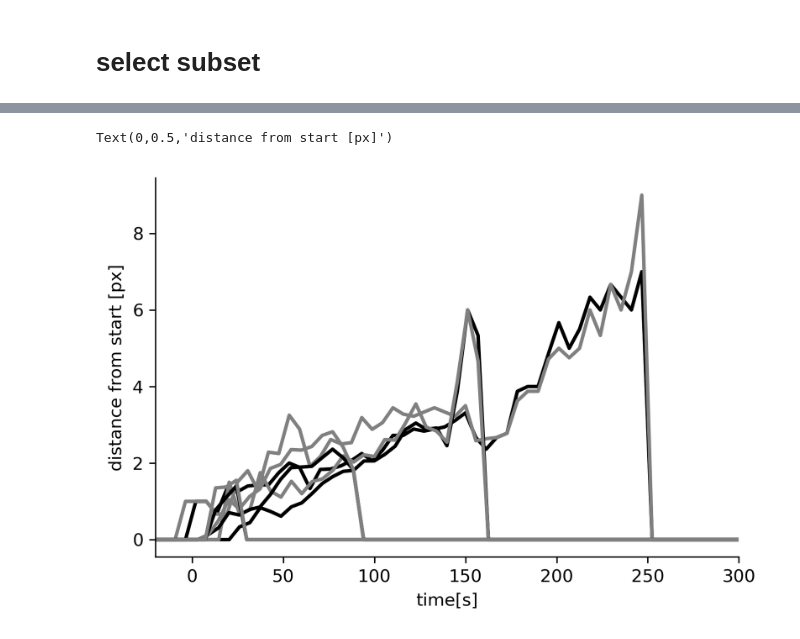
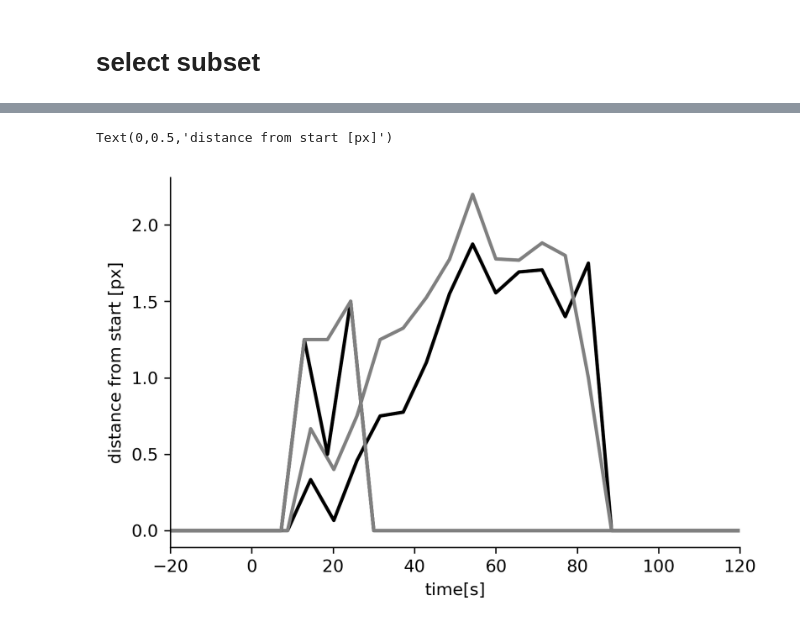
Before and after one commit to pylattice/pyLattice, a Jupyter notebook: src/jupyter/detectedTracksProcessed_lifetimeCohorts_travelDistance.ipynb, the cells around one changed output, grey strips where cells are left out. Cells and saved outputs as stored; diff of their text form; code cells hidden in the pictures.

```diff
--- a/src/jupyter/detectedTracksProcessed_lifetimeCohorts_travelDistance.ipynb
+++ b/src/jupyter/detectedTracksProcessed_lifetimeCohorts_travelDistance.ipynb
@@ -79,9 +77,9 @@ master_filesOfInterest = inproc.getFilenamesOfInputTiffFiles(inputDataFolder,mas
 # read the image from where the detections come from
 frameId = 0
 
-path = inputDataFolder+'/'+master_filesOfInterest[frameId]
-print(path)
-latticeMovieFrame = skimage.external.tifffile.imread(path)
+filepath = path+inputDataFolder+'/'+master_filesOfInterest[frameId]
+print(filepath)
+latticeMovieFrame = skimage.external.tifffile.imread(filepath)
 latticeMovieFrame_shape = latticeMovieFrame.shape
 print(latticeMovieFrame_shape)
 
@@ -162,7 +174,7 @@ def parseCutString(string):
 # %%
 
 maxIdxs = []
-for trackId in cat_Ia_Tracks_long:
+for trackId in allTrackIdsLrgrThanFour:
     track = track = data[data['trackId'] == trackId]
     maxIdx = np.argmax(track['s_A'].values)
     maxIdxs.append(maxIdx)
@@ -200,7 +198,7 @@ for i in range(0,len(lifetimeCohorts)):
     trackIdsAssignedToCohorts.append(np.array([]))
 
 
-trackIdsUsed = cat_Ia_Tracks_long
+trackIdsUsed = allTrackIdsLrgrThanFour
 
 for trackId in trackIdsUsed:
     track = data[data['trackId'] == trackId]
@@ -242,5 +233,5 @@ for cohortIdArray in trackIdsAssignedToCohorts:
 # %%
-trackId = 123
+trackId = 6
 
 track = data[data['trackId'] == trackId]
 tracklength = track['tracklength'].values[0]
@@ -270,9 +261,9 @@ for i in range(1,len(track)):
     dist = np.linalg.norm(v2-v1)
     distances.append(dist)
 distances = np.array(distances)
-plt.plot(distanceToStart)
+plt.plot(distances)
 plt.ylabel('distance [px]')
-plt.xlabel('time [ frame]')
+plt.xlabel('time [ frame]');
 plt.show()
 
 distanceToStart = []
@@ -285,5 +276,5 @@ distanceToStart = np.array(distanceToStart)
 
 plt.plot(distanceToStart)
 plt.ylabel('distance [px]')
-plt.xlabel('time [ frame]')
+plt.xlabel('time [ frame]');
 # %% [output]
@@ -453,39 +449,39 @@ alph = 0.05
 liwi = 2
 
 
-cohortIdx = 3
-m_buffer,s_buffer = cohortBuffers[cohortIdx]
-
-m_buffer_average = avgAllColumns_ignoreValue(m_buffer,-10,0)
-s_buffer_average = avgAllColumns_ignoreValue(s_buffer,-10,0)
-m_buffer_std = np.nanstd(m_buffer,axis=0)
-s_buffer_std = np.nanstd(s_buffer,axis=0)
-time = framerate_msec/1000*(np.array(range(0,bufferSize))-bufferZero)+timeShift[cohortIdx]
-
-plt.plot(time,m_buffer_average,c=m_colors[cohortIdx],lw=liwi)
-#plt.fill_between(time,m_buffer_average-m_buffer_std,m_buffer_average+m_buffer_std,facecolor=m_colors[cohortIdx],alpha=alph)
-
-plt.plot(time,s_buffer_average,c=s_colors[cohortIdx],lw=liwi)
-#plt.fill_between(time,s_buffer_average-s_buffer_std,s_buffer_average+s_buffer_std,facecolor=s_colors[cohortIdx],alpha=alph)
-
-#--------
-
-cohortIdx = 2
-m_buffer,s_buffer = cohortBuffers[cohortIdx]
-
-m_buffer_average = avgAllColumns_ignoreValue(m_buffer,-10,0)
-s_buffer_average = avgAllColumns_ignoreValue(s_buffer,-10,0)
-m_buffer_std = np.nanstd(m_buffer,axis=0)
-s_buffer_std = np.nanstd(s_buffer,axis=0)
-time = framerate_msec/1000*(np.array(range(0,bufferSize))-bufferZero)+timeShift[cohortIdx]
-
-plt.plot(time,m_buffer_average,c=m_colors[cohortIdx],lw=liwi)
-#plt.fill_between(time,m_buffer_average-m_buffer_std,m_buffer_average+m_buffer_std,facecolor=m_colors[cohortIdx],alpha=alph)
-
-plt.plot(time,s_buffer_average,c=s_colors[cohortIdx],lw=liwi)
-#plt.fill_between(time,s_buffer_average-s_buffer_std,s_buffer_average+s_buffer_std,facecolor=s_colors[cohortIdx],alpha=alph)
-
-
+##   cohortIdx = 3
+##   m_buffer,s_buffer = cohortBuffers[cohortIdx]
+##
+##   m_buffer_average = avgAllColumns_ignoreValue(m_buffer,-10,0)
+##   s_buffer_average = avgAllColumns_ignoreValue(s_buffer,-10,0)
+##   m_buffer_std = np.nanstd(m_buffer,axis=0)
+##   s_buffer_std = np.nanstd(s_buffer,axis=0)
+##   time = framerate_msec/1000*(np.array(range(0,bufferSize))-bufferZero)+timeShift[cohortIdx]
+##
+##   plt.plot(time,m_buffer_average,c=m_colors[cohortIdx],lw=liwi)
+##   #plt.fill_between(time,m_buffer_average-m_buffer_std,m_buffer_average+m_buffer_std,facecolor=m_colors[cohortIdx],alpha=alph)
+##
+##   plt.plot(time,s_buffer_average,c=s_colors[cohortIdx],lw=liwi)
+##   #plt.fill_between(time,s_buffer_average-s_buffer_std,s_buffer_average+s_buffer_std,facecolor=s_colors[cohortIdx],alpha=alph)
+##
+##   #--------
+##
+##   cohortIdx = 2
+##   m_buffer,s_buffer = cohortBuffers[cohortIdx]
+##
+##   m_buffer_average = avgAllColumns_ignoreValue(m_buffer,-10,0)
+##   s_buffer_average = avgAllColumns_ignoreValue(s_buffer,-10,0)
+##   m_buffer_std = np.nanstd(m_buffer,axis=0)
+##   s_buffer_std = np.nanstd(s_buffer,axis=0)
+##   time = framerate_msec/1000*(np.array(range(0,bufferSize))-bufferZero)+timeShift[cohortIdx]
+##
+##   plt.plot(time,m_buffer_average,c=m_colors[cohortIdx],lw=liwi)
+##   #plt.fill_between(time,m_buffer_average-m_buffer_std,m_buffer_average+m_buffer_std,facecolor=m_colors[cohortIdx],alpha=alph)
+##
+##   plt.plot(time,s_buffer_average,c=s_colors[cohortIdx],lw=liwi)
+##   #plt.fill_between(time,s_buffer_average-s_buffer_std,s_buffer_average+s_buffer_std,facecolor=s_colors[cohortIdx],alpha=alph)
+##
+##
 
 
 #------
@@ -527,7 +523,7 @@ plt.plot(time,s_buffer_average,c=s_colors[cohortIdx],lw=liwi)
 
 plt.gca().spines['right'].set_visible(False)
 plt.gca().spines['top'].set_visible(False)
-plt.xlim(-20,300)
+plt.xlim(-20,120)
 #plt.ylim(-7000,45000)
 plt.xlabel('time[s]')
 plt.ylabel('distance from start [px]')
@@ -551,3 +539,3 @@ len_ax1 200
 Text(0,0.5,'distance from start [px]')
-[figure, old version]
+[figure, new version]
 # %%
```
Also changed, not shown: parts of 21 cells of this notebook, 2 other files.
